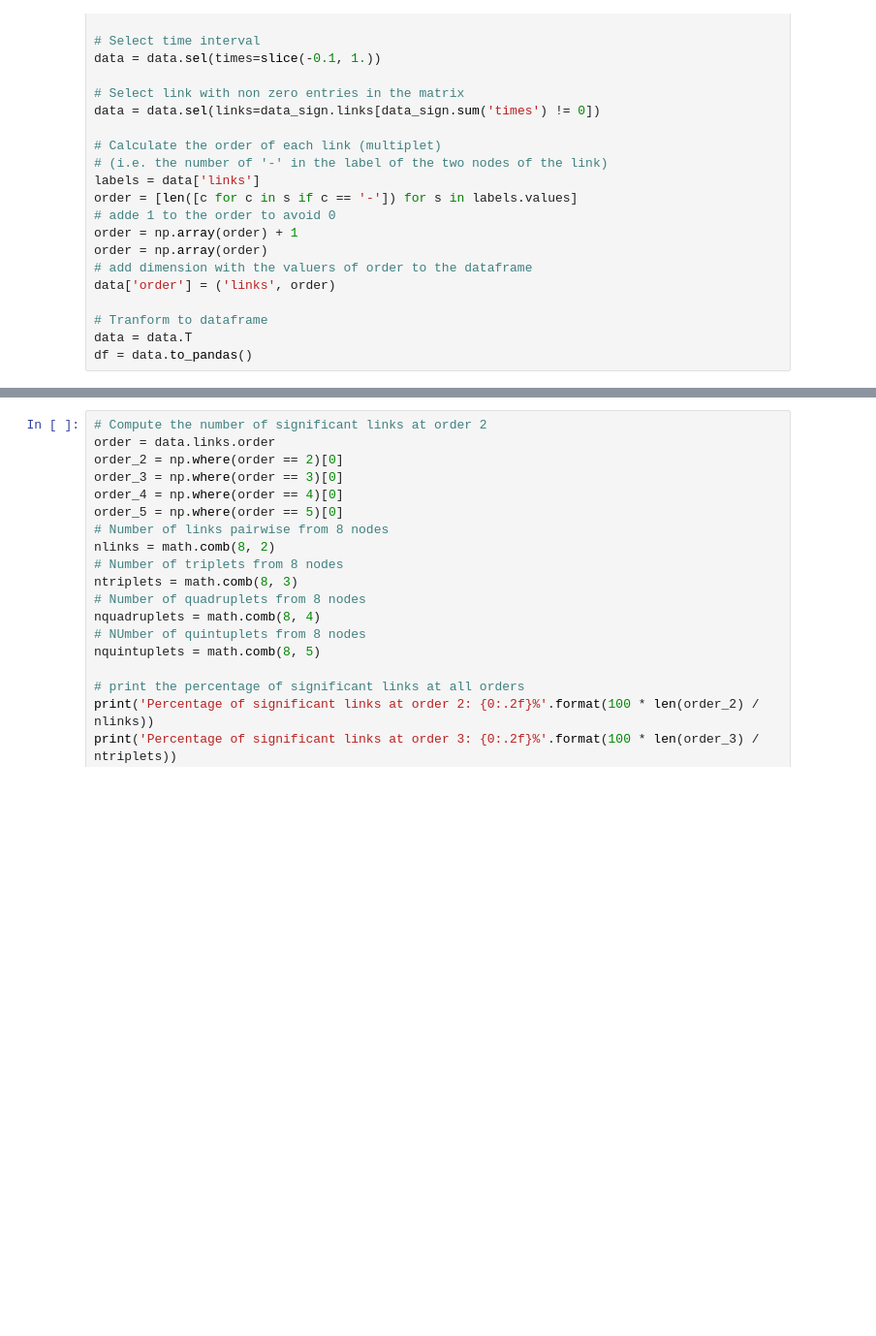
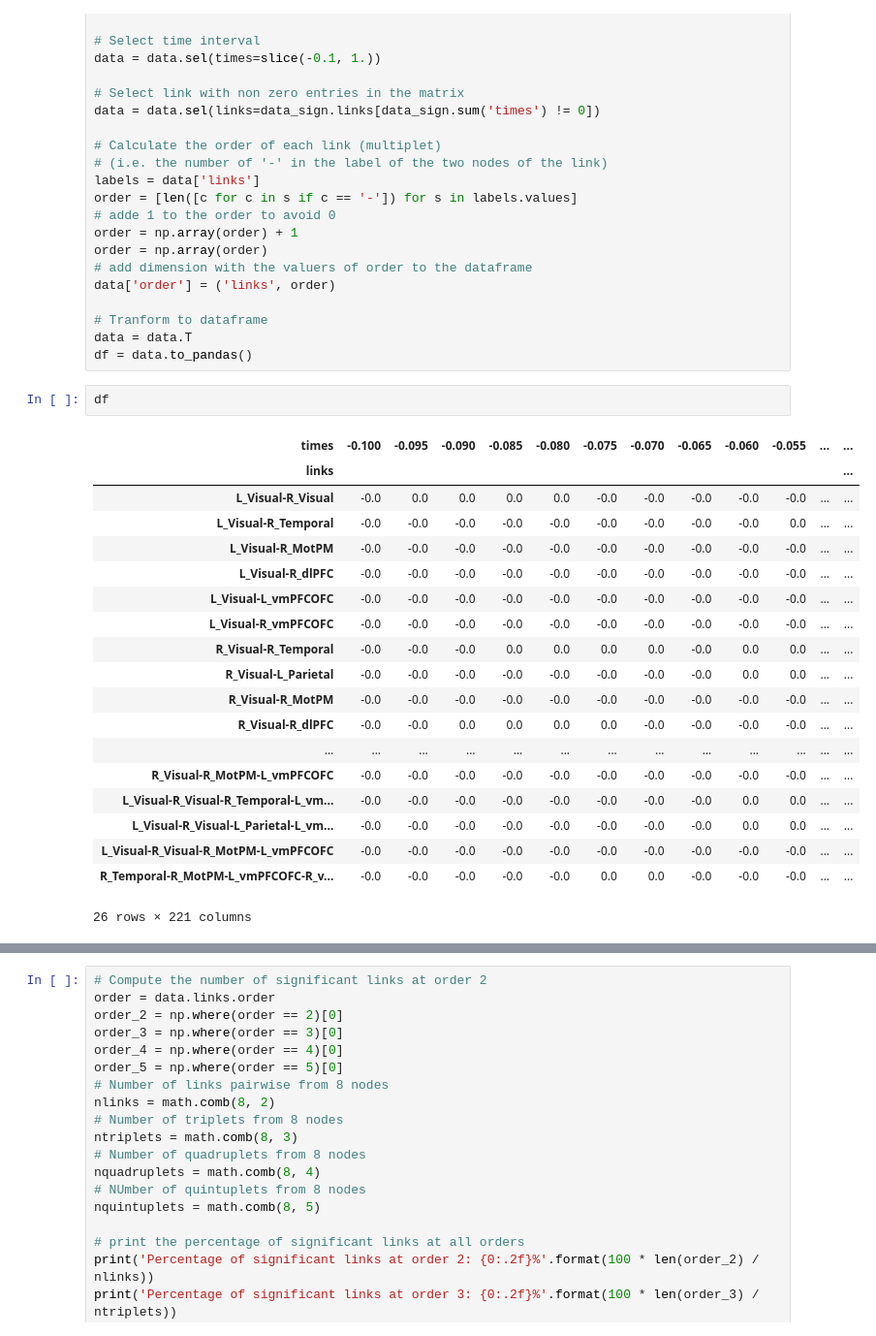
Before and after one commit to brainets/hosi_infogain, a Jupyter notebook: notebooks/main_figures.ipynb, the cells around one changed output, grey strips where cells are left out. Shown at 97% size. Cells and saved outputs as stored; diff of their text form; blank space fills up the shorter version.

```diff
--- a/notebooks/main_figures.ipynb
+++ b/notebooks/main_figures.ipynb
@@ -417,6 +417,28 @@ data['order'] = ('links', order)
 # Tranform to dataframe
 data = data.T
 df = data.to_pandas()
+# %%
+df
+# %% [output]
+| times | -0.100 | -0.095 | -0.090 | -0.085 | -0.080 | -0.075 | -0.070 | -0.065 | -0.060 | -0.055 | ... | ... |
+| links |  |  |  |  |  |  |  |  |  |  |  | ... |
+| L_Visual-R_Visual | -0.0 | 0.0 | 0.0 | 0.0 | 0.0 | -0.0 | -0.0 | -0.0 | -0.0 | -0.0 | ... | ... |
+| L_Visual-R_Temporal | -0.0 | -0.0 | -0.0 | -0.0 | -0.0 | -0.0 | -0.0 | -0.0 | -0.0 | 0.0 | ... | ... |
+| L_Visual-R_MotPM | -0.0 | -0.0 | -0.0 | -0.0 | -0.0 | -0.0 | -0.0 | -0.0 | -0.0 | -0.0 | ... | ... |
+| L_Visual-R_dlPFC | -0.0 | -0.0 | -0.0 | -0.0 | -0.0 | -0.0 | -0.0 | -0.0 | -0.0 | -0.0 | ... | ... |
+| L_Visual-L_vmPFCOFC | -0.0 | -0.0 | -0.0 | -0.0 | -0.0 | -0.0 | -0.0 | -0.0 | -0.0 | -0.0 | ... | ... |
+| L_Visual-R_vmPFCOFC | -0.0 | -0.0 | -0.0 | -0.0 | -0.0 | -0.0 | -0.0 | -0.0 | -0.0 | -0.0 | ... | ... |
+| R_Visual-R_Temporal | -0.0 | -0.0 | -0.0 | 0.0 | 0.0 | 0.0 | 0.0 | -0.0 | 0.0 | 0.0 | ... | ... |
+| R_Visual-L_Parietal | -0.0 | -0.0 | -0.0 | -0.0 | -0.0 | -0.0 | -0.0 | -0.0 | 0.0 | 0.0 | ... | ... |
+| R_Visual-R_MotPM | -0.0 | -0.0 | -0.0 | -0.0 | -0.0 | -0.0 | -0.0 | -0.0 | -0.0 | -0.0 | ... | ... |
+| R_Visual-R_dlPFC | -0.0 | -0.0 | 0.0 | 0.0 | 0.0 | 0.0 | -0.0 | -0.0 | -0.0 | -0.0 | ... | ... |
+| ... | ... | ... | ... | ... | ... | ... | ... | ... | ... | ... | ... | ... |
+| R_Visual-R_MotPM-L_vmPFCOFC | -0.0 | -0.0 | -0.0 | -0.0 | -0.0 | -0.0 | -0.0 | -0.0 | -0.0 | -0.0 | ... | ... |
+| L_Visual-R_Visual-R_Temporal-L_vm... | -0.0 | -0.0 | -0.0 | -0.0 | -0.0 | -0.0 | -0.0 | -0.0 | 0.0 | 0.0 | ... | ... |
+| L_Visual-R_Visual-L_Parietal-L_vm... | -0.0 | -0.0 | -0.0 | -0.0 | -0.0 | -0.0 | -0.0 | -0.0 | 0.0 | 0.0 | ... | ... |
+| L_Visual-R_Visual-R_MotPM-L_vmPFCOFC | -0.0 | -0.0 | -0.0 | -0.0 | -0.0 | -0.0 | -0.0 | -0.0 | -0.0 | -0.0 | ... | ... |
+| R_Temporal-R_MotPM-L_vmPFCOFC-R_v... | -0.0 | -0.0 | -0.0 | -0.0 | -0.0 | 0.0 | 0.0 | -0.0 | -0.0 | -0.0 | ... | ... |
+26 rows × 221 columns
 # %%
 # Plot figure with subplots of different sizes
 fig = plt.figure(1, figsize=(16, 10))
```
Also changed, not shown: parts of 13 cells of this notebook.
